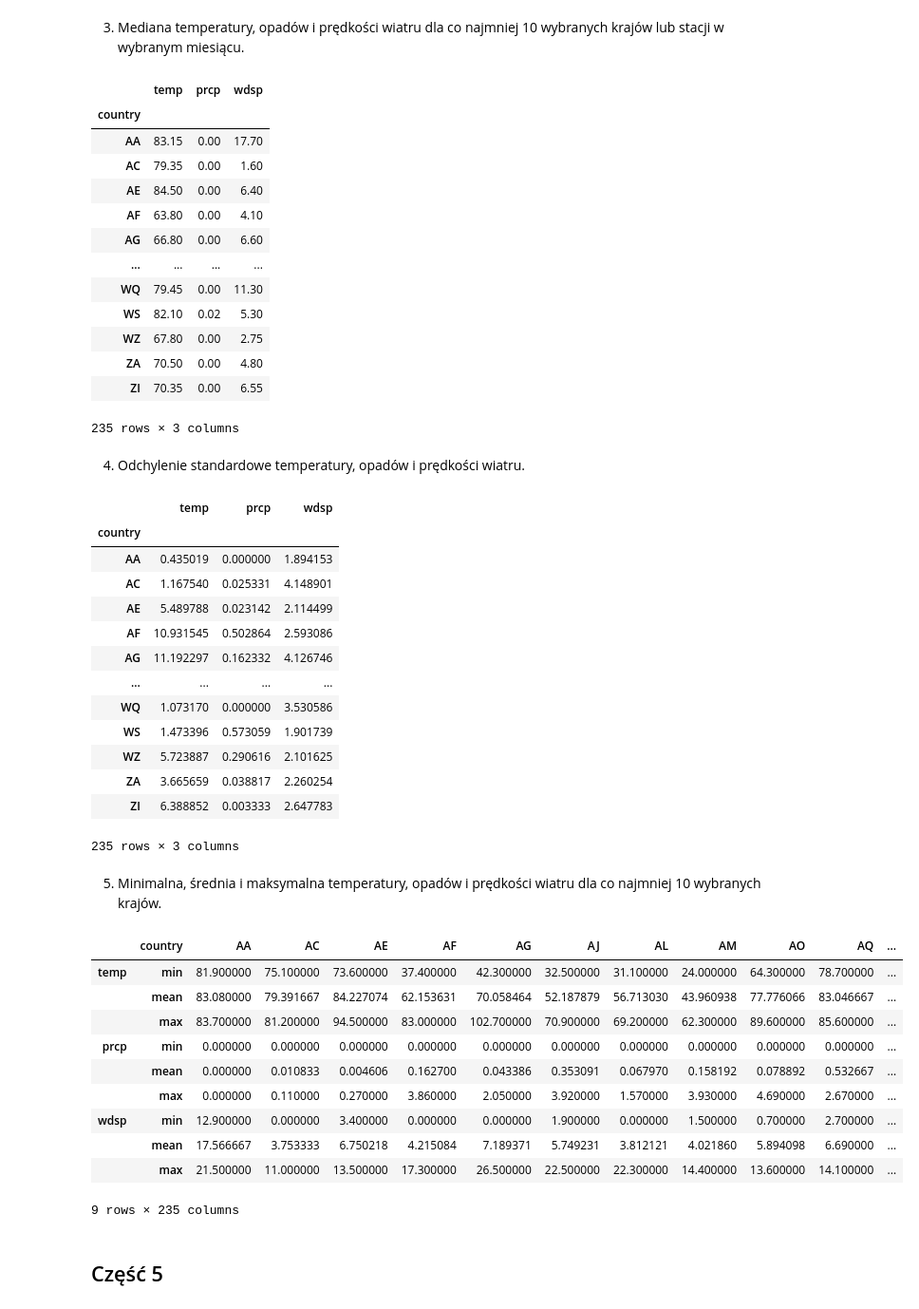
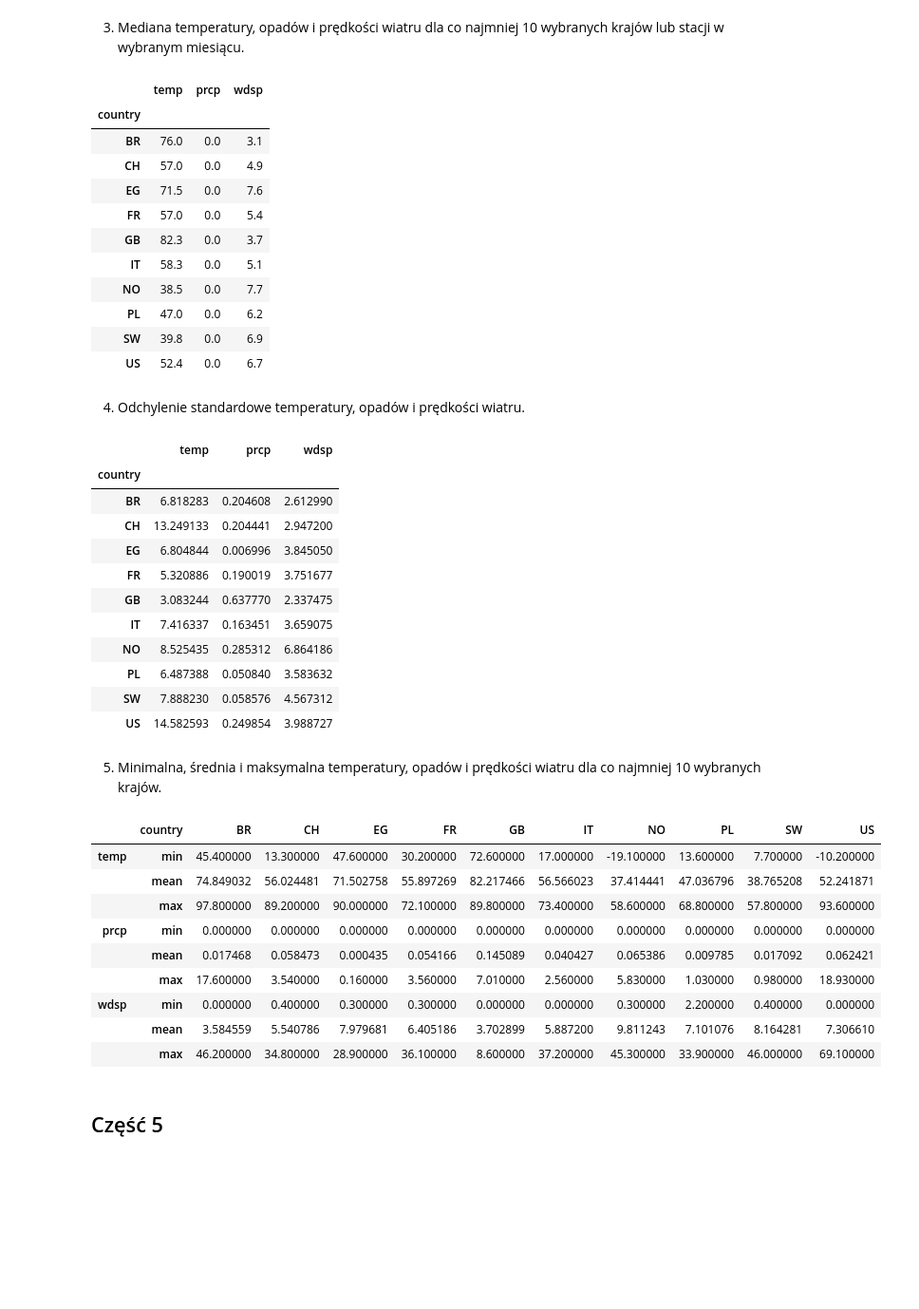
Before and after one commit to Matio004/PodstawyPrzetwarzaniaDuzychZbiorowDanych, a Jupyter notebook: zad2.ipynb, the cells around one changed output. Shown at 95% size. Cells and saved outputs as stored; diff of their text form; code cells hidden in the pictures; blank space fills up the shorter version.

Commit message:
zad4 10 countr

```diff
--- a/zad2.ipynb
+++ b/zad2.ipynb
@@ -253,7 +253,9 @@ daily_weather.to_csv('data/daily_weather_imputed.csv', index=False)
 # %% [markdown]
 1. Średnia temperatura, opady i prędkość wiatru dla co najmniej 10 wybranych krajów lub stacji w wybranym miesiącu.
 # %%
-daily_weather[daily_weather['date'].dt.month == 4].groupby('country')[['temp', 'prcp', 'wdsp']].mean()
+data_filter = (daily_weather['date'].dt.month == 4) & (daily_weather['country'].isin(['PL', 'NO', 'SW', 'FR', 'US', 'GB', 'EG', 'BR', 'CH', 'IT']))
+
+daily_weather[data_filter].groupby('country')[['temp', 'prcp', 'wdsp']].mean()
 # %% [output]
 |  | temp | prcp | wdsp |
 | country |  |  |  |
@@ -295,57 +293,52 @@ df_sorted.groupby('country')[['mean_temp_change', 'mean_prcp_change']].mean()
 # %% [markdown]
 3. Mediana temperatury, opadów i prędkości wiatru dla co najmniej 10 wybranych krajów lub stacji w wybranym miesiącu.
 # %%
-daily_weather[daily_weather['date'].dt.month == 4].groupby('country')[['temp', 'prcp', 'wdsp']].median()
+daily_weather[data_filter].groupby('country')[['temp', 'prcp', 'wdsp']].median()
 # %% [output]
 |  | temp | prcp | wdsp |
 | country |  |  |  |
-| AA | 83.15 | 0.00 | 17.70 |
-| AC | 79.35 | 0.00 | 1.60 |
-| AE | 84.50 | 0.00 | 6.40 |
-| AF | 63.80 | 0.00 | 4.10 |
-| AG | 66.80 | 0.00 | 6.60 |
-| ... | ... | ... | ... |
-| WQ | 79.45 | 0.00 | 11.30 |
-| WS | 82.10 | 0.02 | 5.30 |
-| WZ | 67.80 | 0.00 | 2.75 |
-| ZA | 70.50 | 0.00 | 4.80 |
-| ZI | 70.35 | 0.00 | 6.55 |
+| BR | 76.0 | 0.0 | 3.1 |
+| CH | 57.0 | 0.0 | 4.9 |
+| EG | 71.5 | 0.0 | 7.6 |
+| FR | 57.0 | 0.0 | 5.4 |
+| GB | 82.3 | 0.0 | 3.7 |
+| IT | 58.3 | 0.0 | 5.1 |
+| NO | 38.5 | 0.0 | 7.7 |
+| PL | 47.0 | 0.0 | 6.2 |
+| SW | 39.8 | 0.0 | 6.9 |
+| US | 52.4 | 0.0 | 6.7 |
-235 rows × 3 columns
 # %% [markdown]
 4. Odchylenie standardowe temperatury, opadów i prędkości wiatru.
 # %%
-daily_weather[daily_weather['date'].dt.month == 4].groupby('country')[['temp', 'prcp', 'wdsp']].std()
+daily_weather[data_filter].groupby('country')[['temp', 'prcp', 'wdsp']].std()
 # %% [output]
 |  | temp | prcp | wdsp |
 | country |  |  |  |
-| AA | 0.435019 | 0.000000 | 1.894153 |
-| AC | 1.167540 | 0.025331 | 4.148901 |
-| AE | 5.489788 | 0.023142 | 2.114499 |
-| AF | 10.931545 | 0.502864 | 2.593086 |
-| AG | 11.192297 | 0.162332 | 4.126746 |
-| ... | ... | ... | ... |
-| WQ | 1.073170 | 0.000000 | 3.530586 |
-| WS | 1.473396 | 0.573059 | 1.901739 |
-| WZ | 5.723887 | 0.290616 | 2.101625 |
-| ZA | 3.665659 | 0.038817 | 2.260254 |
-| ZI | 6.388852 | 0.003333 | 2.647783 |
+| BR | 6.818283 | 0.204608 | 2.612990 |
+| CH | 13.249133 | 0.204441 | 2.947200 |
+| EG | 6.804844 | 0.006996 | 3.845050 |
+| FR | 5.320886 | 0.190019 | 3.751677 |
+| GB | 3.083244 | 0.637770 | 2.337475 |
+| IT | 7.416337 | 0.163451 | 3.659075 |
+| NO | 8.525435 | 0.285312 | 6.864186 |
+| PL | 6.487388 | 0.050840 | 3.583632 |
+| SW | 7.888230 | 0.058576 | 4.567312 |
+| US | 14.582593 | 0.249854 | 3.988727 |
-235 rows × 3 columns
 # %% [markdown]
 5. Minimalna, średnia i maksymalna temperatury, opadów i prędkości wiatru dla co najmniej 10 wybranych krajów.
 # %%
-daily_weather[daily_weather['date'].dt.month == 4].groupby('country')[['temp', 'prcp', 'wdsp']].agg(['min', 'mean', 'max']).T
+daily_weather[data_filter].groupby('country')[['temp', 'prcp', 'wdsp']].agg(['min', 'mean', 'max']).T
 # %% [output]
-|  | country | AA | AC | AE | AF | AG | AJ | AL | AM | AO | AQ | ... |
-| temp | min | 81.900000 | 75.100000 | 73.600000 | 37.400000 | 42.300000 | 32.500000 | 31.100000 | 24.000000 | 64.300000 | 78.700000 | ... |
-|  | mean | 83.080000 | 79.391667 | 84.227074 | 62.153631 | 70.058464 | 52.187879 | 56.713030 | 43.960938 | 77.776066 | 83.046667 | ... |
-|  | max | 83.700000 | 81.200000 | 94.500000 | 83.000000 | 102.700000 | 70.900000 | 69.200000 | 62.300000 | 89.600000 | 85.600000 | ... |
-| prcp | min | 0.000000 | 0.000000 | 0.000000 | 0.000000 | 0.000000 | 0.000000 | 0.000000 | 0.000000 | 0.000000 | 0.000000 | ... |
-|  | mean | 0.000000 | 0.010833 | 0.004606 | 0.162700 | 0.043386 | 0.353091 | 0.067970 | 0.158192 | 0.078892 | 0.532667 | ... |
-|  | max | 0.000000 | 0.110000 | 0.270000 | 3.860000 | 2.050000 | 3.920000 | 1.570000 | 3.930000 | 4.690000 | 2.670000 | ... |
-| wdsp | min | 12.900000 | 0.000000 | 3.400000 | 0.000000 | 0.000000 | 1.900000 | 0.000000 | 1.500000 | 0.700000 | 2.700000 | ... |
-|  | mean | 17.566667 | 3.753333 | 6.750218 | 4.215084 | 7.189371 | 5.749231 | 3.812121 | 4.021860 | 5.894098 | 6.690000 | ... |
-|  | max | 21.500000 | 11.000000 | 13.500000 | 17.300000 | 26.500000 | 22.500000 | 22.300000 | 14.400000 | 13.600000 | 14.100000 | ... |
+|  | country | BR | CH | EG | FR | GB | IT | NO | PL | SW | US |
+| temp | min | 45.400000 | 13.300000 | 47.600000 | 30.200000 | 72.600000 | 17.000000 | -19.100000 | 13.600000 | 7.700000 | -10.200000 |
+|  | mean | 74.849032 | 56.024481 | 71.502758 | 55.897269 | 82.217466 | 56.566023 | 37.414441 | 47.036796 | 38.765208 | 52.241871 |
+|  | max | 97.800000 | 89.200000 | 90.000000 | 72.100000 | 89.800000 | 73.400000 | 58.600000 | 68.800000 | 57.800000 | 93.600000 |
+| prcp | min | 0.000000 | 0.000000 | 0.000000 | 0.000000 | 0.000000 | 0.000000 | 0.000000 | 0.000000 | 0.000000 | 0.000000 |
+|  | mean | 0.017468 | 0.058473 | 0.000435 | 0.054166 | 0.145089 | 0.040427 | 0.065386 | 0.009785 | 0.017092 | 0.062421 |
+|  | max | 17.600000 | 3.540000 | 0.160000 | 3.560000 | 7.010000 | 2.560000 | 5.830000 | 1.030000 | 0.980000 | 18.930000 |
+| wdsp | min | 0.000000 | 0.400000 | 0.300000 | 0.300000 | 0.000000 | 0.000000 | 0.300000 | 2.200000 | 0.400000 | 0.000000 |
+|  | mean | 3.584559 | 5.540786 | 7.979681 | 6.405186 | 3.702899 | 5.887200 | 9.811243 | 7.101076 | 8.164281 | 7.306610 |
+|  | max | 46.200000 | 34.800000 | 28.900000 | 36.100000 | 8.600000 | 37.200000 | 45.300000 | 33.900000 | 46.000000 | 69.100000 |
-9 rows × 235 columns
 # %% [markdown]
 ## Część 5
 # %% [markdown]
```
Also changed, not shown: parts of 2 cells of this notebook.
